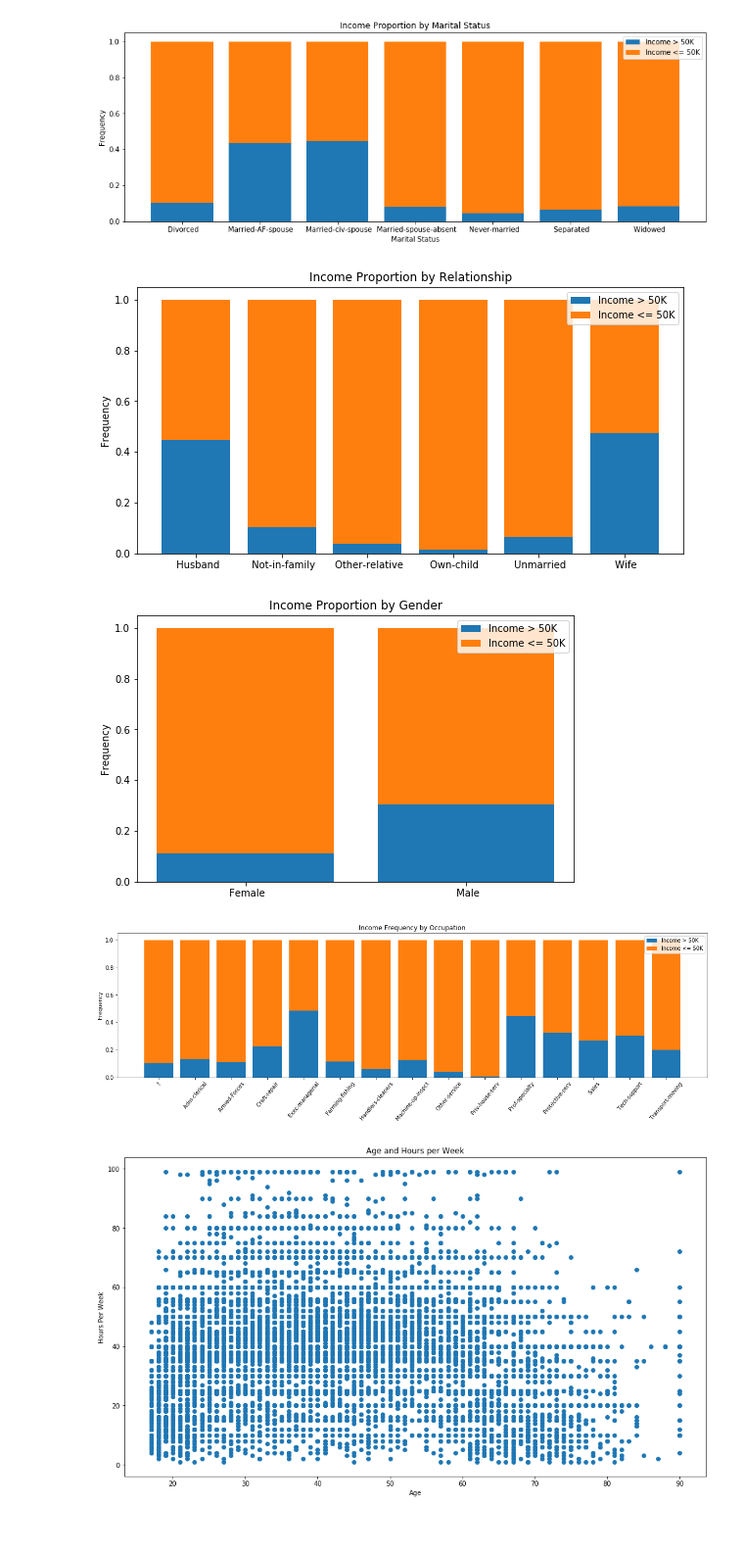
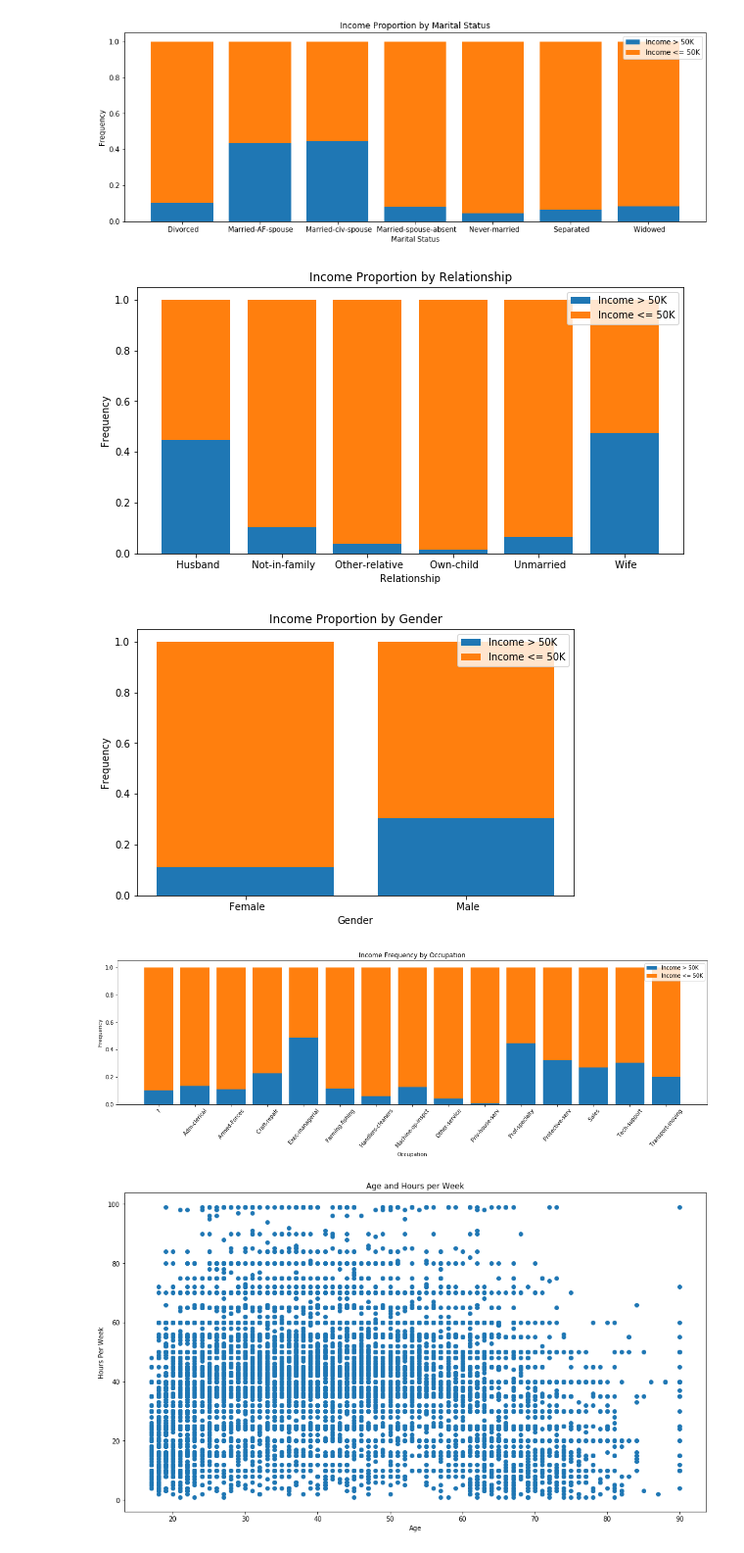
Before and after one commit to s3604730/PDSAssignment2, a Jupyter notebook: Data Exploration.ipynb, the cells around one changed output. Shown at 98% size. Drawn from its saved outputs; the diff is of its cells as text; code cells hidden in the pictures.

Commit message:
add xlabel

```diff
--- a/Data Exploration.ipynb
+++ b/Data Exploration.ipynb
@@ -293,23 +293,23 @@ plt.show()
 # %%
 #group data by relationship
 grouped_relationship = df.groupby('relationship')
 #get data where income are lower than 50K or greater than 50k and group them by relationship
 grouped_relationship_1 = df[df['income'] == ' <=50K'].groupby('relationship')
 grouped_relationship_2 = df[df['income'] == ' >50K'].groupby('relationship')
 #caculate the percentage of income (<=50K) for each group
 ratio_relationship_1=grouped_relationship_1['relationship'].count()/grouped_relationship['income'].count()
 ratio_relationship_2=grouped_relationship_2['relationship'].count()/grouped_relationship['income'].count()
 # set the size of chart
 ax = plt.subplots(figsize=(10,5))
 p1=plt.bar(ratio_relationship_1.index.get_values(),ratio_relationship_2)
 p2=plt.bar(ratio_relationship_1.index.get_values(),ratio_relationship_1,bottom = ratio_relationship_2)
 plt.ylabel('Frequency')
-plt.xlabel('Marital Status')
+plt.xlabel('Relationship')
 plt.title('Income Proportion by Relationship')
 plt.legend((p1[0], p2[0]), ('Income > 50K', 'Income <= 50K'))
 plt.show()
 # %% [output]
-[figure, old version]
+[figure, new version]
 # %%
 #group data by SEX
 grouped_sex = df.groupby('sex')
@@ -324,11 +324,12 @@ ax = plt.subplots(figsize=(8,5))
 p1=plt.bar(ratio_sex_2.index.get_values(),ratio_sex_2)
 p2=plt.bar(ratio_sex_1.index.get_values(),ratio_sex_1,bottom = ratio_sex_2)
 plt.ylabel('Frequency')
+plt.xlabel('Gender')
 plt.title('Income Proportion by Gender')
 plt.legend((p1[0], p2[0]), ('Income > 50K', 'Income <= 50K'))
 plt.show()
 # %% [output]
-[figure, old version]
+[figure, new version]
 # %%
 #group data by occupation
 grouped_occupation = df.groupby('occupation')
@@ -343,12 +344,13 @@ ax = plt.subplots(figsize=(20,5))
 p1=plt.bar(ratio_occupation_2.index.get_values(),ratio_occupation_2)
 p2=plt.bar(ratio_occupation_1.index.get_values(),ratio_occupation_1,bottom = ratio_occupation_2)
 plt.ylabel('Frequency')
+plt.xlabel('Occupation')
 plt.xticks(rotation=50)
 plt.title('Income Frequency by Occupation')
 plt.legend((p1[0], p2[0]), ('Income > 50K', 'Income <= 50K'))
 plt.show()
 # %% [output]
-[figure, old version]
+[figure, new version]
 # %%
 # Draw the scatter plot
 plt.scatter(df['age'], df['hours-per-week'])
```
Also changed, not shown: parts of 1 cell of this notebook.
